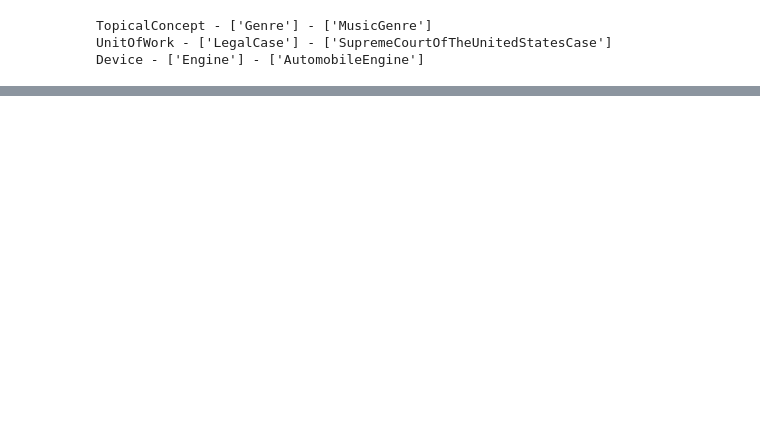
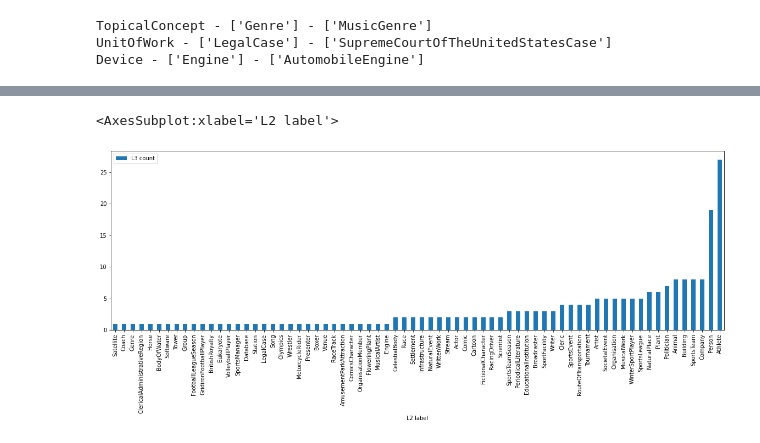
Before and after one commit to talvany/hierarchiclass, a Jupyter notebook: notebooks/Analyse data.ipynb, the cells around one changed output, grey strips where cells are left out. Saved outputs shown, nothing was run; the diff lists cells and outputs as text; code cells hidden in the pictures; blank space fills up the shorter version.

```diff
--- a/notebooks/Analyse data.ipynb
+++ b/notebooks/Analyse data.ipynb
@@ -242,0 +155,15 @@ len(df.l3.unique())
+# %%
+# counts for how many L3 labels each L2 label has
+counts = list()
+
+for label in df.l2.unique():
+    size = len(df[df['l2'] == label].l3.unique())
+    counts.append((label, size))
+
+counts = sorted(counts, key=lambda x: x[1])
+counts_df = pd.DataFrame(counts, columns=['L2 label', 'L3 count'])
+# %%
+counts_df.plot.bar(0, 1, figsize=(20,6))
+# %% [output]
+<AxesSubplot:xlabel='L2 label'>
+[figure, added]
```
Also changed, not shown: parts of 56 cells of this notebook.
